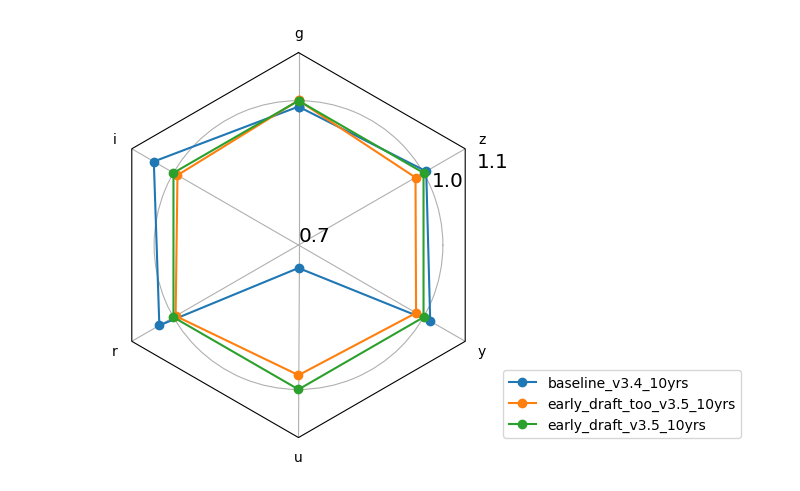
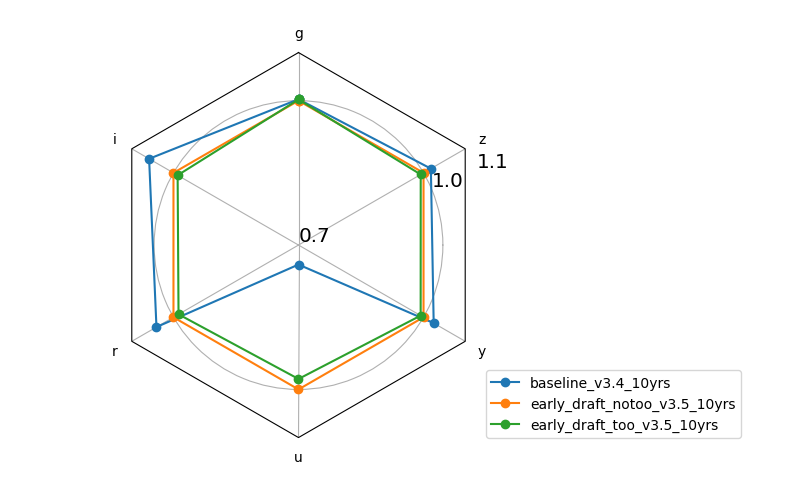
Before and after one commit to lsst-sims/sims_featureScheduler_runs3.5, a Jupyter notebook: maf/quick_look.ipynb, the cells around one changed output. Cells and saved outputs as stored; diff of their text form; code cells hidden in the pictures.

```diff
--- a/maf/quick_look.ipynb
+++ b/maf/quick_look.ipynb
@@ -212,10 +208,10 @@ data
 # %%
 runs = ['baseline_v3.4_10yrs'] + [run for run in data.index if 'early' in run]
 ndata = norm_df(mag_data, runs, cols=mag_data.columns.values.tolist(),
-                 mag_cols = mag_cols, norm_run='early_draft_v3.5_10yrs')#, invert_cols=['u', 'g', 'r', 'i', 'z', 'y'])
+                 mag_cols = mag_cols, norm_run='early_draft_notoo_v3.5_10yrs')#, invert_cols=['u', 'g', 'r', 'i', 'z', 'y'])
 fig, ax = radar(ndata, legend=True, rgrids=[0.7, 1.0, 1.1], bbox_to_anchor=(1.65, 0))
 # %% [output]
-[figure, old version]
+[figure, new version]
 # %%
 ndata = norm_df(data, runs, cols=data.columns.values.tolist(),
                 invert_cols=invert_cols, mag_cols = mag_cols, norm_run='baseline_v3.4_10yrs')
```
Also changed, not shown: parts of 6 cells of this notebook, 5 other files.
